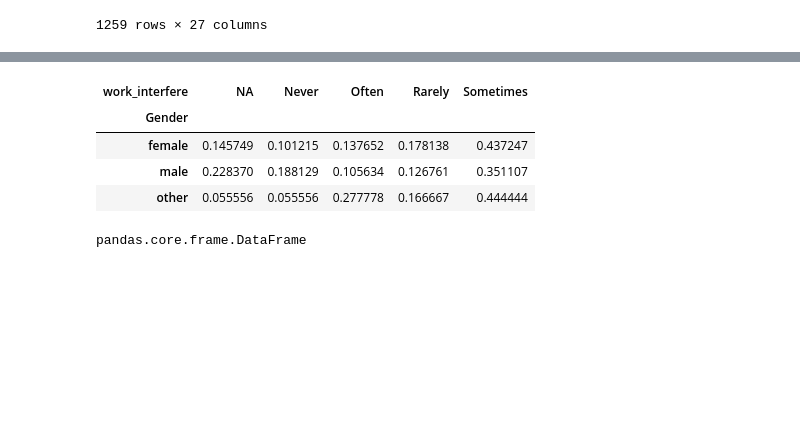
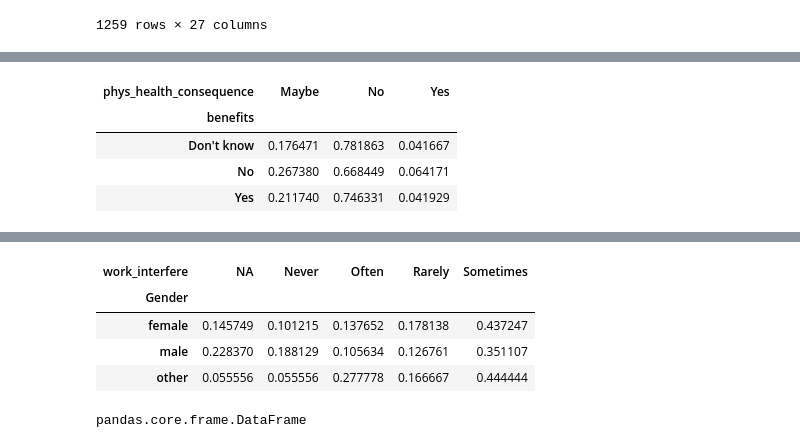
Before and after one commit to pearl6527/hackduke2021, a Jupyter notebook: scratch_paper.ipynb, the cells around one changed output, grey strips where cells are left out. Saved outputs shown, nothing was run; the diff lists cells and outputs as text; code cells hidden in the pictures; blank space fills up the shorter version.

```diff
--- a/scratch_paper.ipynb
+++ b/scratch_paper.ipynb
@@ -25,3 +35,11 @@ data_2014["work_interfere"] = data_2014["work_interfere"].fillna("NA")
+# %%
+pd.crosstab(temp["benefits"], temp["phys_health_consequence"], normalize='index')
+# %% [output]
+| phys_health_consequence | Maybe | No | Yes |
+| benefits |  |  |  |
+| Don't know | 0.176471 | 0.781863 | 0.041667 |
+| No | 0.267380 | 0.668449 | 0.064171 |
+| Yes | 0.211740 | 0.746331 | 0.041929 |
 # %%
 data_1 = data_2014[["no_employees", "work_interfere", "Gender"]].dropna()
 # %%
```
Also changed, not shown: parts of 3 cells of this notebook, 1 other file.
